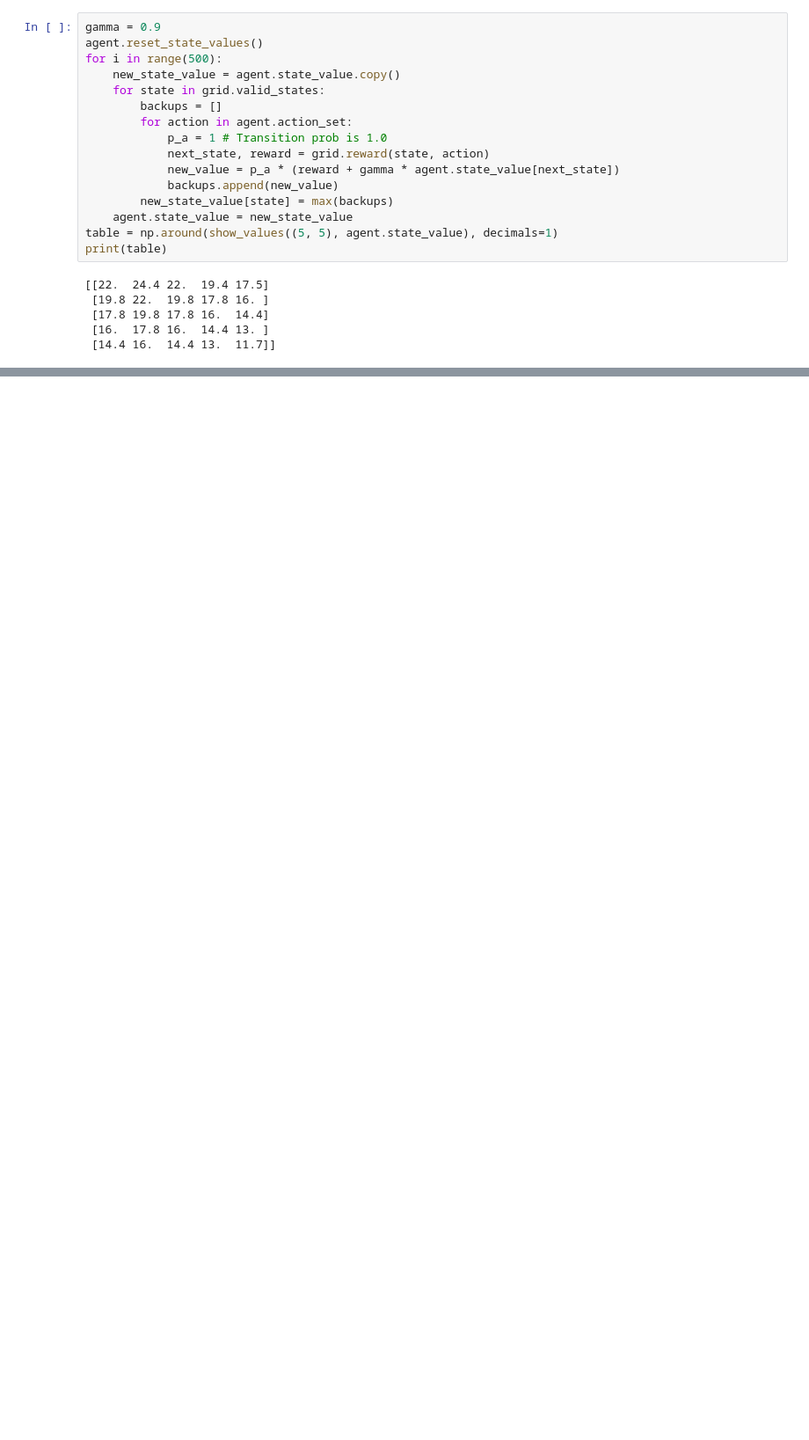
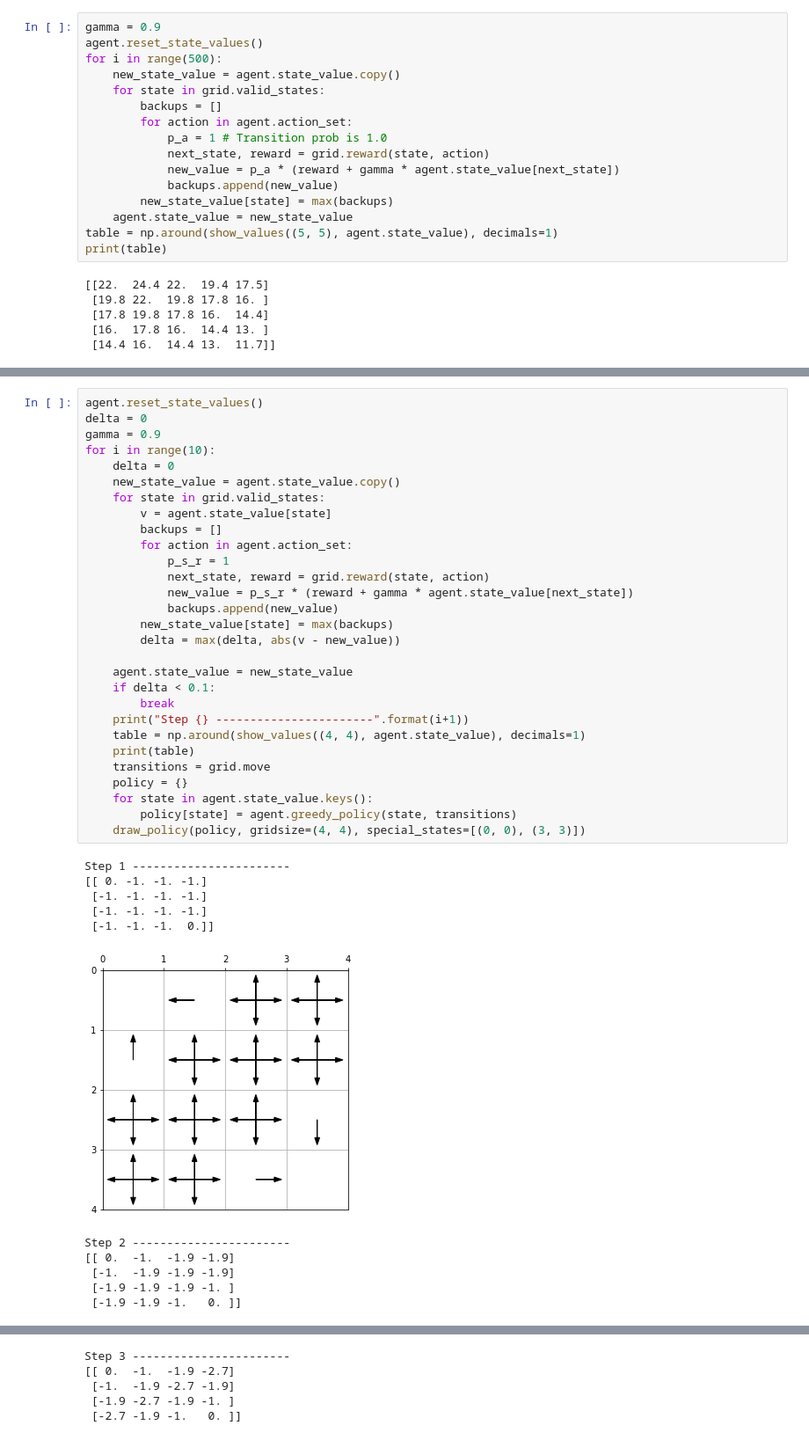
Before and after one commit to tanzeyy/reinforcement_learning, a Jupyter notebook: gridworld/grids.ipynb, the cells around one changed output, grey strips where cells are left out. Shown at 88% size. Saved outputs shown, nothing was run; the diff lists cells and outputs as text; blank space fills up the shorter version.

```diff
--- a/gridworld/grids.ipynb
+++ b/gridworld/grids.ipynb
@@ -79,0 +271,41 @@ print(table)
+# %%
+agent.reset_state_values()
+delta = 0
+gamma = 0.9
+for i in range(10):
+    delta = 0
+    new_state_value = agent.state_value.copy()
+    for state in grid.valid_states:
+        v = agent.state_value[state]
+        backups = []
+        for action in agent.action_set:
+            p_s_r = 1
+            next_state, reward = grid.reward(state, action)
+            new_value = p_s_r * (reward + gamma * agent.state_value[next_state])
+            backups.append(new_value)
+        new_state_value[state] = max(backups)
+        delta = max(delta, abs(v - new_value))
+
+    agent.state_value = new_state_value
+    if delta < 0.1:
+        break
+    print("Step {} -----------------------".format(i+1))
+    table = np.around(show_values((4, 4), agent.state_value), decimals=1)
+    print(table)
+    transitions = grid.move
+    policy = {}
+    for state in agent.state_value.keys():
+        policy[state] = agent.greedy_policy(state, transitions)
+    draw_policy(policy, gridsize=(4, 4), special_states=[(0, 0), (3, 3)])
+# %% [output]
+Step 1 -----------------------
+[[ 0. -1. -1. -1.]
+ [-1. -1. -1. -1.]
+ [-1. -1. -1. -1.]
+ [-1. -1. -1.  0.]]
+[figure, added]
+Step 2 -----------------------
+[[ 0.  -1.  -1.9 -1.9]
+ [-1.  -1.9 -1.9 -1.9]
+ [-1.9 -1.9 -1.9 -1. ]
+ [-1.9 -1.9 -1.   0. ]]
@@ -79,0 +313,5 @@ print(table)
+Step 3 -----------------------
+[[ 0.  -1.  -1.9 -2.7]
+ [-1.  -1.9 -2.7 -1.9]
+ [-1.9 -2.7 -1.9 -1. ]
+ [-2.7 -1.9 -1.   0. ]]
```
Also changed, not shown: parts of 15 cells of this notebook, 2 other files.
